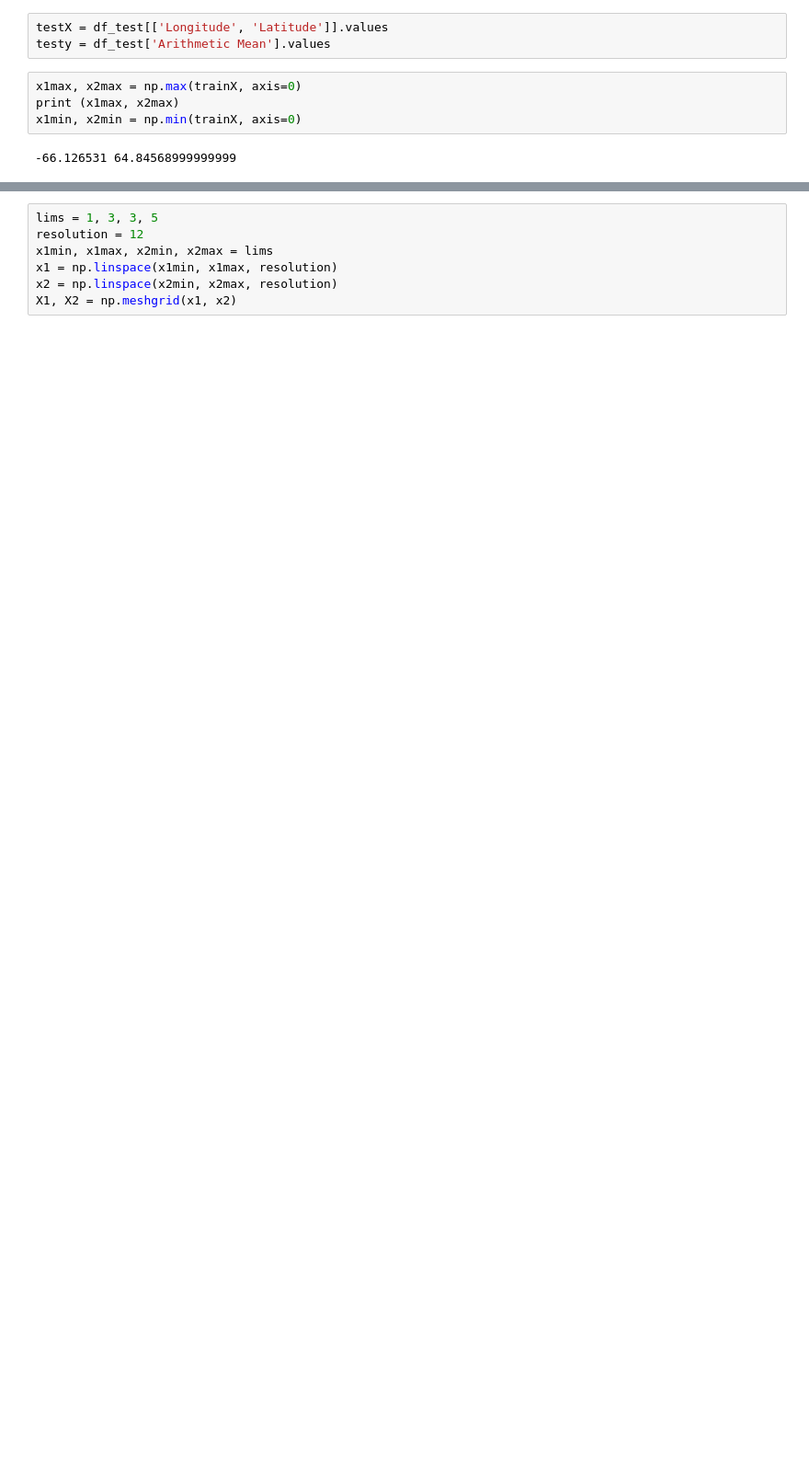
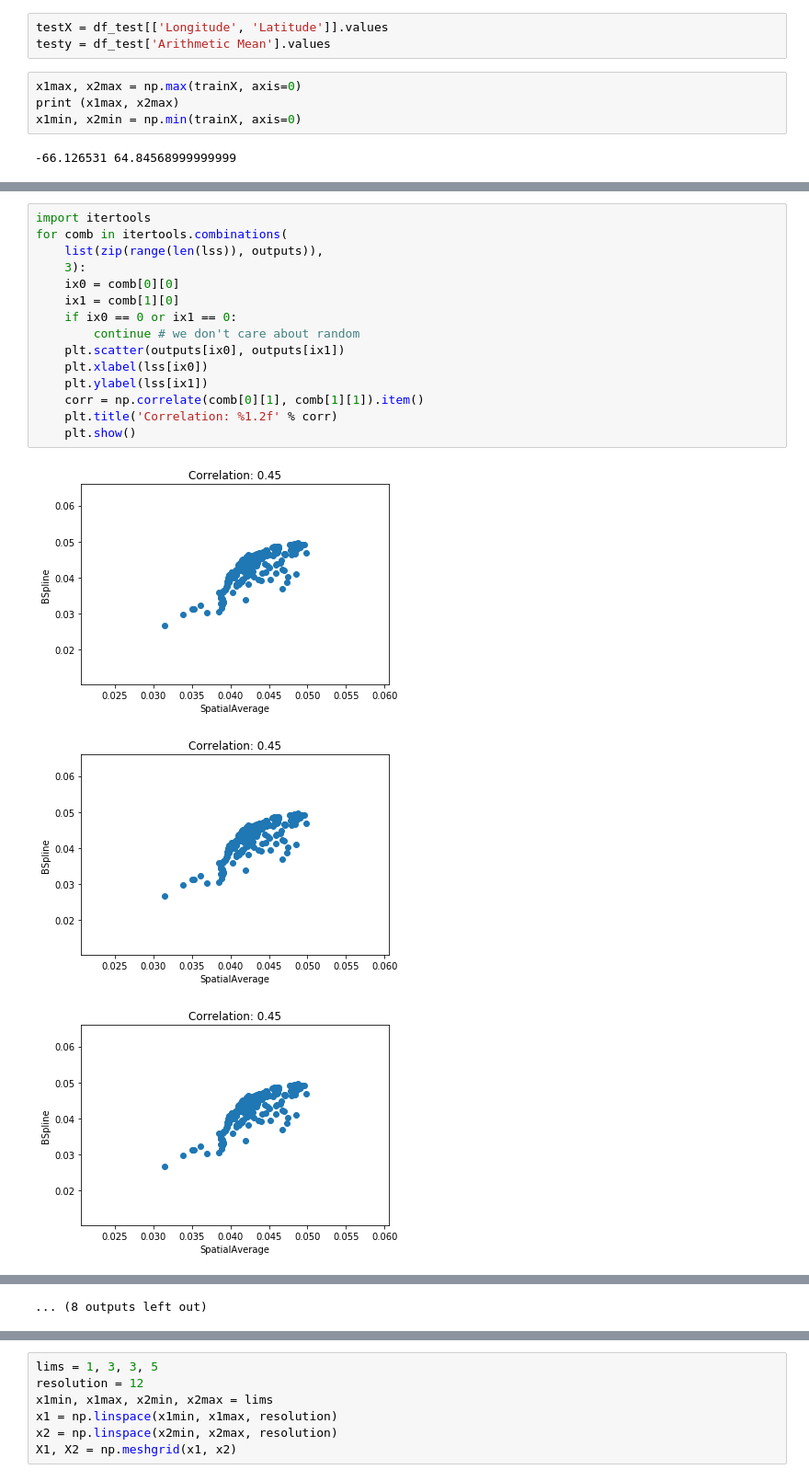
Before and after one commit to sustainability-lab/polire, a Jupyter notebook: examples/air_dat.ipynb, the cells around one changed output, grey strips where cells are left out. Shown at 92% size. Drawn from its saved outputs; the diff is of its cells as text; blank space fills up the shorter version.

```diff
--- a/examples/air_dat.ipynb
+++ b/examples/air_dat.ipynb
@@ -140,0 +182,19 @@ numpy.ndarray
+# %%
+import itertools
+for comb in itertools.combinations(
+    list(zip(range(len(lss)), outputs)),
+    3):
+    ix0 = comb[0][0]
+    ix1 = comb[1][0]
+    if ix0 == 0 or ix1 == 0:
+        continue # we don't care about random
+    plt.scatter(outputs[ix0], outputs[ix1])
+    plt.xlabel(lss[ix0])
+    plt.ylabel(lss[ix1])
+    corr = np.correlate(comb[0][1], comb[1][1]).item()
+    plt.title('Correlation: %1.2f' % corr)
+    plt.show()
+# %% [output]
+[figure, added]
+[figure, added]
+[figure, added]
@@ -141,3 +210,4 @@ numpy.ndarray
+... (8 outputs left out)
 # %%
 r.predict
 # %% [output]
```
Also changed, not shown: parts of 15 cells of this notebook.
